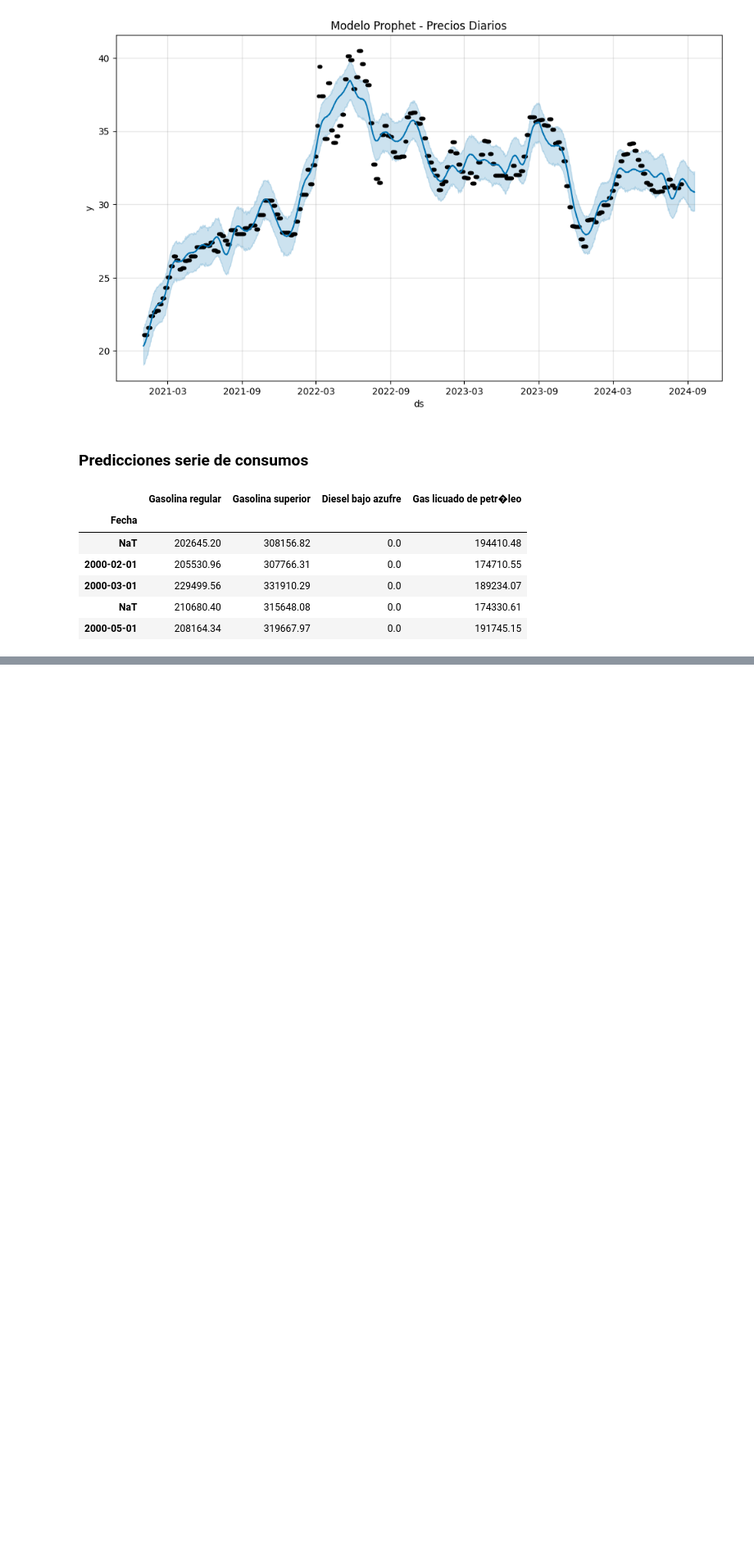
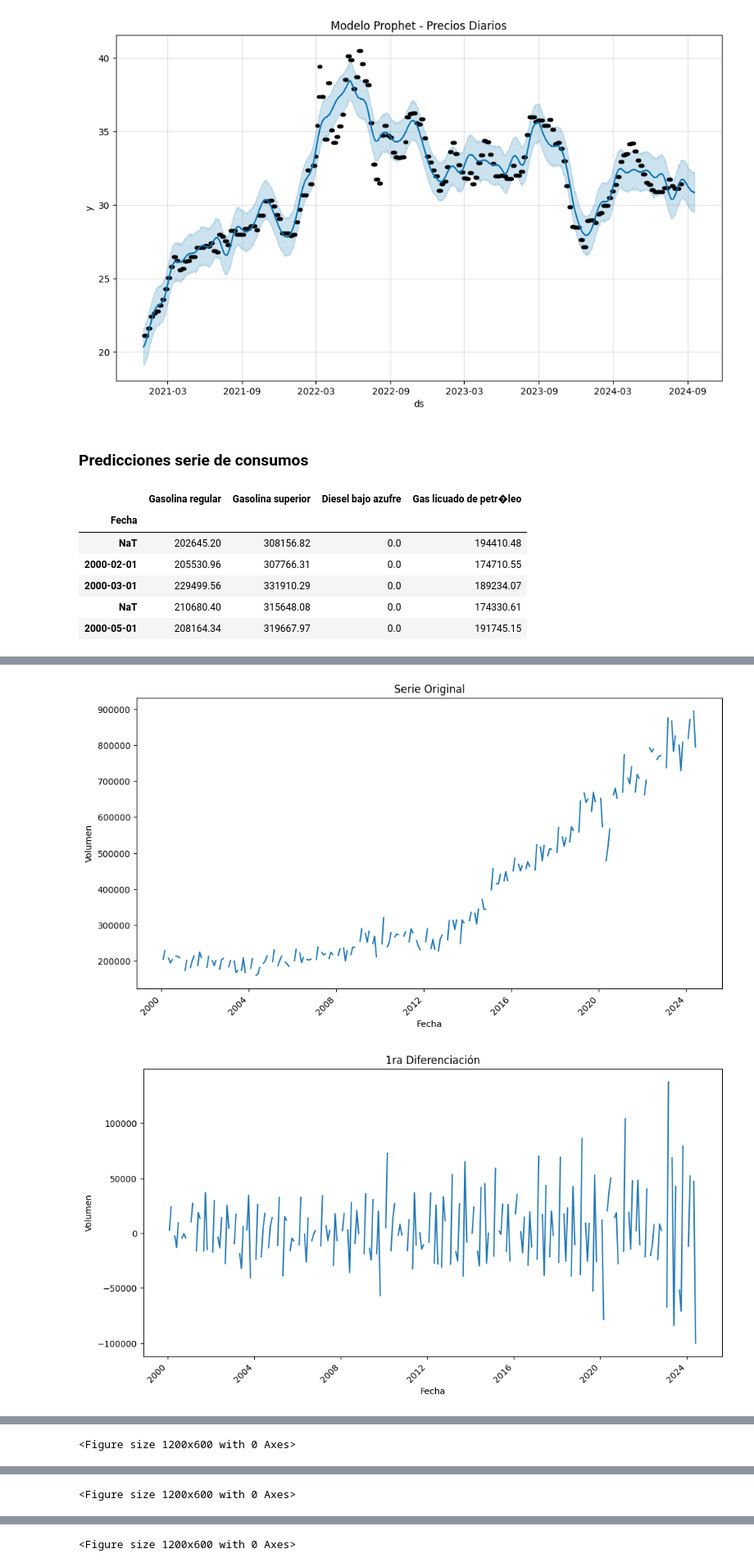
Before and after one commit to Sebas021210/Lab2-DS, a Jupyter notebook: Lab2.ipynb, the cells around one changed output, grey strips where cells are left out. Shown at 82% size. Saved outputs shown, nothing was run; the diff lists cells and outputs as text; code cells hidden in the pictures; blank space fills up the shorter version.

```diff
--- a/Lab2.ipynb
+++ b/Lab2.ipynb
@@ -641,0 +623,49 @@ plt.show()
+# %%
+
+#grafico de la serie original
+plt.figure(figsize=(12, 6))
+plt.plot(consumos_df2['Gasolina regular'])
+plt.title('Serie Original')
+plt.xlabel('Fecha')
+plt.ylabel('Volumen')
+plt.xticks(rotation=45, ha='right')
+plt.show()
+
+#grafico de la 1ra diferenciacion
+plt.figure(figsize=(12, 6))
+plt.plot(consumos_df2['Gasolina regular'].diff())
+plt.title('1ra Diferenciación')
+plt.xlabel('Fecha')
+plt.ylabel('Volumen')
+plt.xticks(rotation=45, ha='right')
+plt.show()
+
+#grafico de la 2da diferenciacion
+plt.figure(figsize=(12, 6))
+plt.plot(consumos_df2['Gasolina regular'].diff().diff())
+plt.title('2da Diferenciación')
+plt.xlabel('Fecha')
+plt.ylabel('Volumen')
+plt.xticks(rotation=45, ha='right')
+plt.show()
+
+#grafico de la serie original autocorrelacion
+plt.figure(figsize=(12, 6))
+plot_acf(consumos_df2['Gasolina regular'], lags=50)
+plt.title('ACF de Serie Original')
+plt.show()
+
+#grafico de la 1ra diferenciacion autocorrelacion
+plt.figure(figsize=(12, 6))
+plot_acf(consumos_df2['Gasolina regular'].diff().dropna(), lags=50)
+plt.title('ACF de 1ra Diferenciación')
+plt.show()
+
+#grafico de la 2da diferenciacion autocorrelacion
+plt.figure(figsize=(12, 6))
+plot_acf(consumos_df2['Gasolina regular'].diff().diff().dropna(), lags=50)
+plt.title('ACF de 2da Diferenciación')
+plt.show()
+# %% [output]
+[figure, added]
+[figure, added]
@@ -641,0 +673 @@ plt.show()
+<Figure size 1200x600 with 0 Axes>
@@ -641,0 +675 @@ plt.show()
+<Figure size 1200x600 with 0 Axes>
@@ -641,0 +677 @@ plt.show()
+<Figure size 1200x600 with 0 Axes>
```
Also changed, not shown: parts of 21 cells of this notebook.
